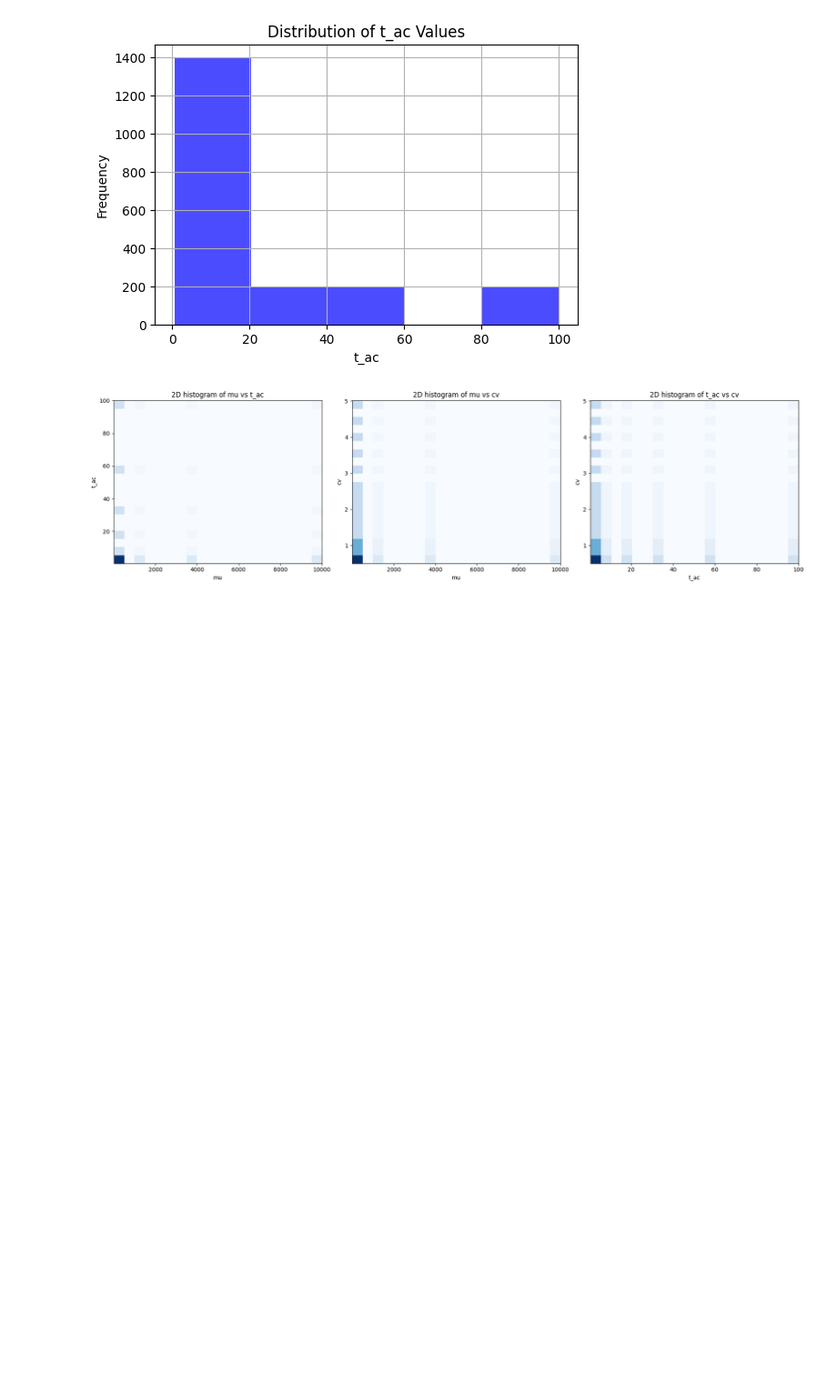
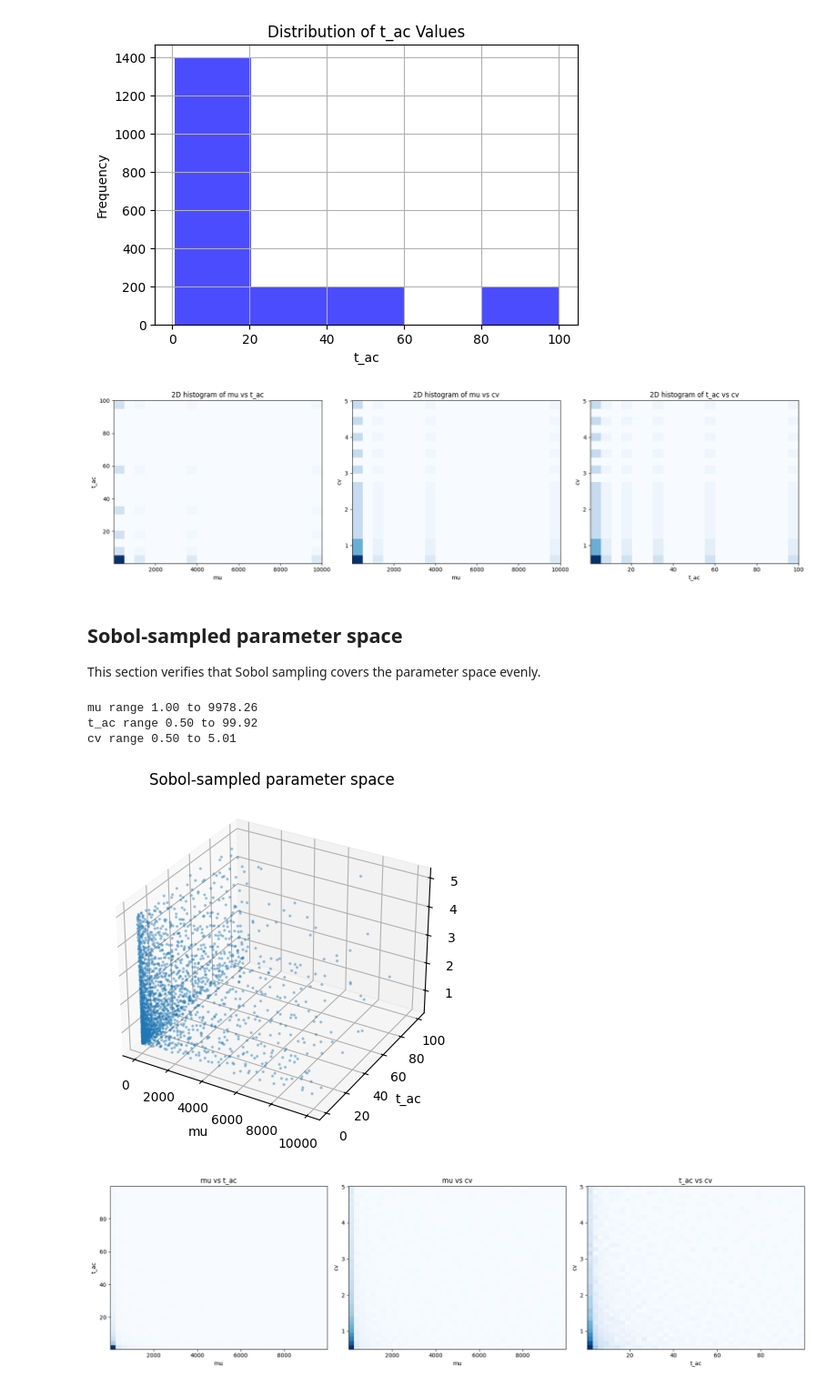
Before and after one commit to GrignardReagent/SSA, a Jupyter notebook: experiments/EXP-25-IY010/IY010_visualise_targets.ipynb, the cells around one changed output. Shown at 91% size. Saved outputs shown, nothing was run; the diff lists cells and outputs as text; code cells hidden in the pictures; blank space fills up the shorter version.

Commit message:
Visualise Sobol parameter sampling

```diff
--- a/experiments/EXP-25-IY010/IY010_visualise_targets.ipynb
+++ b/experiments/EXP-25-IY010/IY010_visualise_targets.ipynb
@@ -96,3 +96,55 @@ plt.tight_layout()
 plt.show()
 # %% [output]
 [figure]
+# %% [markdown]
+## Sobol-sampled parameter space
+This section verifies that Sobol sampling covers the parameter space evenly.
+# %%
+from scipy.stats import qmc
+import numpy as np
+import pandas as pd
+import matplotlib.pyplot as plt
+from mpl_toolkits.mplot3d import Axes3D  # noqa: F401
+
+MU_MIN, MU_MAX = 1, 1e4
+TAC_MIN, TAC_MAX = 10 ** -0.3, 10 ** 2
+CV_MIN, CV_MAX = 10 ** -0.3, 10 ** 0.7
+
+sampler = qmc.Sobol(d=3, scramble=True, seed=42)
+unit_samples = sampler.random(2048)
+log_mu = np.log10(MU_MIN) + unit_samples[:,0]*(np.log10(MU_MAX)-np.log10(MU_MIN))
+log_tac = np.log10(TAC_MIN) + unit_samples[:,1]*(np.log10(TAC_MAX)-np.log10(TAC_MIN))
+log_cv = np.log10(CV_MIN) + unit_samples[:,2]*(np.log10(CV_MAX)-np.log10(CV_MIN))
+mu_sobol = 10 ** log_mu
+t_ac_sobol = 10 ** log_tac
+cv_sobol = 10 ** log_cv
+
+df_sobol = pd.DataFrame({'mu':mu_sobol,'t_ac':t_ac_sobol,'cv':cv_sobol})
+print(f"mu range {df_sobol['mu'].min():.2f} to {df_sobol['mu'].max():.2f}")
+print(f"t_ac range {df_sobol['t_ac'].min():.2f} to {df_sobol['t_ac'].max():.2f}")
+print(f"cv range {df_sobol['cv'].min():.2f} to {df_sobol['cv'].max():.2f}")
+
+fig = plt.figure(figsize=(6,5))
+ax = fig.add_subplot(111, projection='3d')
+ax.scatter(df_sobol['mu'], df_sobol['t_ac'], df_sobol['cv'], s=2, alpha=0.3)
+ax.set_xlabel('mu')
+ax.set_ylabel('t_ac')
+ax.set_zlabel('cv')
+ax.set_title('Sobol-sampled parameter space')
+plt.show()
+
+fig, axes = plt.subplots(1,3, figsize=(18,5))
+axes[0].hist2d(df_sobol['mu'], df_sobol['t_ac'], bins=40, cmap='Blues')
+axes[0].set_xlabel('mu'); axes[0].set_ylabel('t_ac'); axes[0].set_title('mu vs t_ac')
+axes[1].hist2d(df_sobol['mu'], df_sobol['cv'], bins=40, cmap='Blues')
+axes[1].set_xlabel('mu'); axes[1].set_ylabel('cv'); axes[1].set_title('mu vs cv')
+axes[2].hist2d(df_sobol['t_ac'], df_sobol['cv'], bins=40, cmap='Blues')
+axes[2].set_xlabel('t_ac'); axes[2].set_ylabel('cv'); axes[2].set_title('t_ac vs cv')
+plt.tight_layout()
+plt.show()
+# %% [output]
+mu range 1.00 to 9978.26
+t_ac range 0.50 to 99.92
+cv range 0.50 to 5.01
+[figure, added]
+[figure, added]
```
Also changed, not shown: 1 other file.
